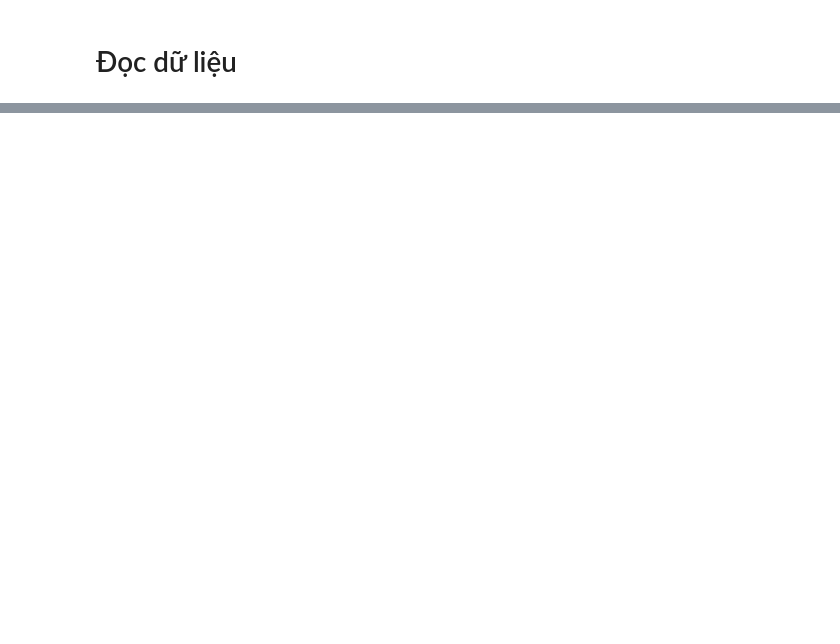
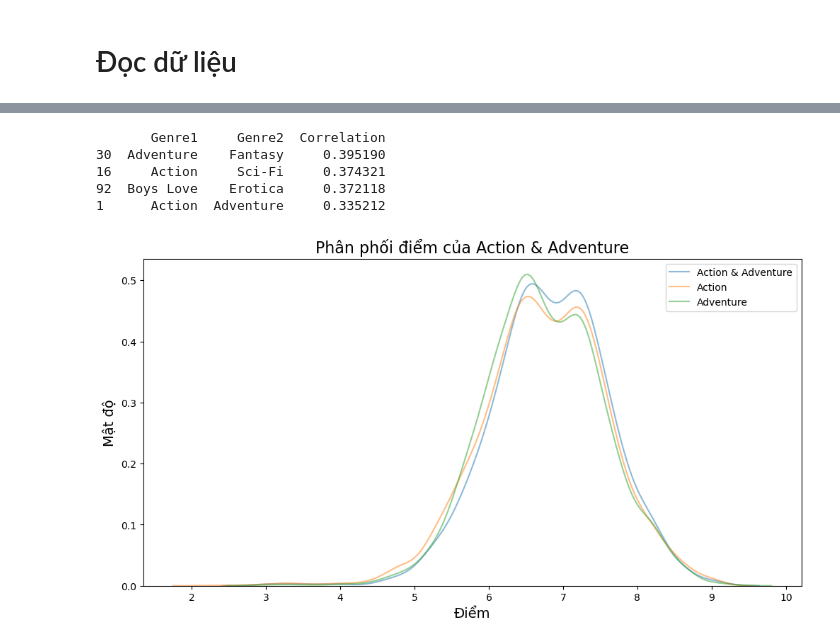
Before and after one commit to V1nk4n/Intro2DS_FinalProject, a Jupyter notebook: question_v1nk4n.ipynb, the cells around one changed output, grey strips where cells are left out. Cells and saved outputs as stored; diff of their text form; code cells hidden in the pictures; blank space fills up the shorter version.

```diff
--- a/question_v1nk4n.ipynb
+++ b/question_v1nk4n.ipynb
@@ -55,0 +113,33 @@ ValueError: array must not contain infs or NaNs
+# %%
+# Lọc các cặp thể loại có tương quan cao (> 0.3)
+high_corr = correlation_matrix.unstack().reset_index()
+high_corr.columns = ['Genre1', 'Genre2', 'Correlation']
+
+# Loại bỏ các cặp trùng lặp (Genre1 - Genre2 và Genre2 - Genre1)
+high_corr = high_corr[high_corr['Genre1'] < high_corr['Genre2']]
+
+# Lọc các cặp có tương quan cao
+high_corr = high_corr[high_corr['Correlation'] > 0.3]
+
+# Hiển thị kết quả
+print(high_corr.sort_values(by="Correlation", ascending=False))
+# %% [output]
+       Genre1     Genre2  Correlation
+30  Adventure    Fantasy     0.395190
+16     Action     Sci-Fi     0.374321
+92  Boys Love    Erotica     0.372118
+1      Action  Adventure     0.335212
+# %%
+# Phân phối điểm cho Action và Adventure
+import seaborn as sns
+plt.figure(figsize=(12, 6))
+sns.kdeplot(df[(df['Action'] == 1) & (df['Adventure'] == 1)]['Score'], label='Action & Adventure', fill=False, alpha=0.5)
+sns.kdeplot(df[df['Action'] == 1]['Score'], label='Action', fill=False, alpha=0.5)
+sns.kdeplot(df[df['Adventure'] == 1]['Score'], label='Adventure', fill=False, alpha=0.5)
+plt.title("Phân phối điểm của Action & Adventure", fontsize=16)
+plt.xlabel("Điểm", fontsize=14)
+plt.ylabel("Mật độ", fontsize=14)
+plt.legend()
+plt.show()
+# %% [output]
+[figure, added]
```
Also changed, not shown: parts of 19 cells of this notebook, 1 other file.
